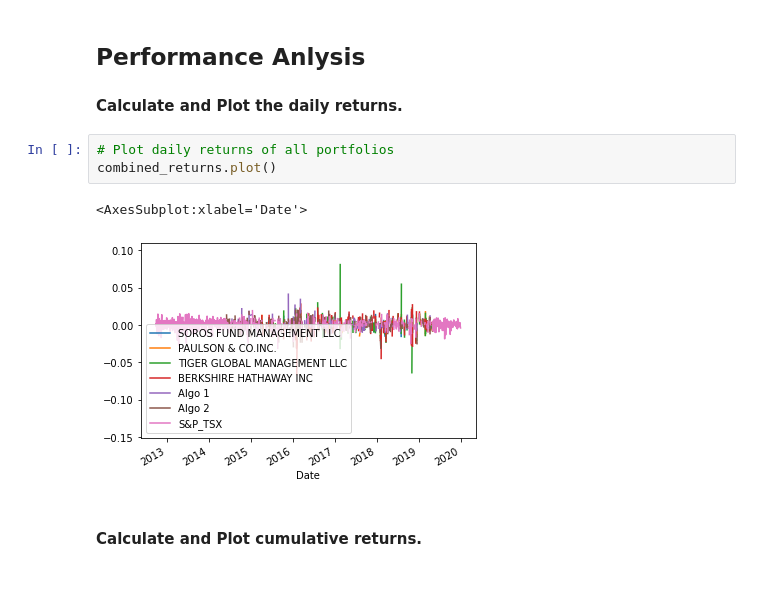
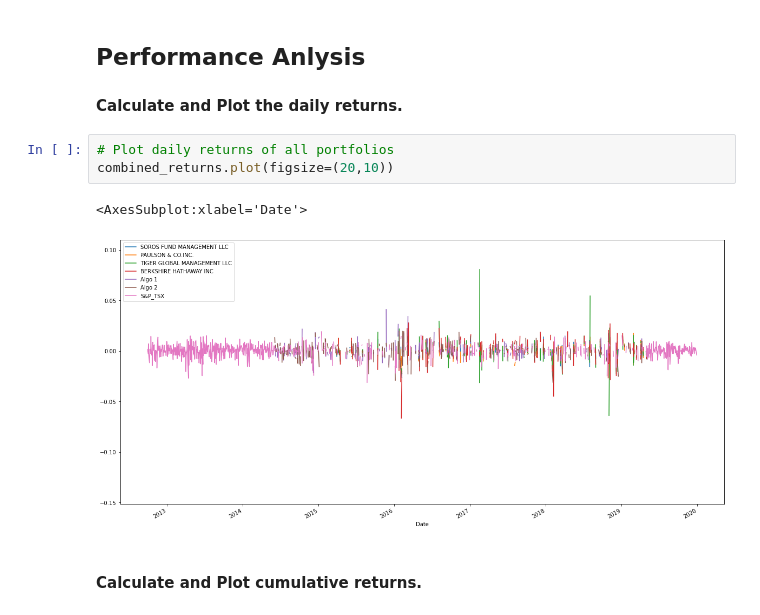
Before and after one commit to Has-Raza/UofT-Fintech, a Jupyter notebook: Unit-3-Assignment-A-Whale-off-the-Portfolio/whale_analysis.ipynb, the cells around one changed output. Cells and saved outputs as stored; diff of their text form; blank space fills up the shorter version.

Commit message:
update plots

```diff
--- a/Unit-3-Assignment-A-Whale-off-the-Portfolio/whale_analysis.ipynb
+++ b/Unit-3-Assignment-A-Whale-off-the-Portfolio/whale_analysis.ipynb
@@ -199,10 +199,10 @@ In this section, you will calculate and visualize performance and risk metrics f
 #### Calculate and Plot the daily returns.
 # %%
 # Plot daily returns of all portfolios
-combined_returns.plot()
+combined_returns.plot(figsize=(20,10))
 # %% [output]
 <AxesSubplot:xlabel='Date'>
-[figure, old version]
+[figure, new version]
 # %% [markdown]
 #### Calculate and Plot cumulative returns.
 # %%
```
Also changed, not shown: parts of 4 cells of this notebook.
